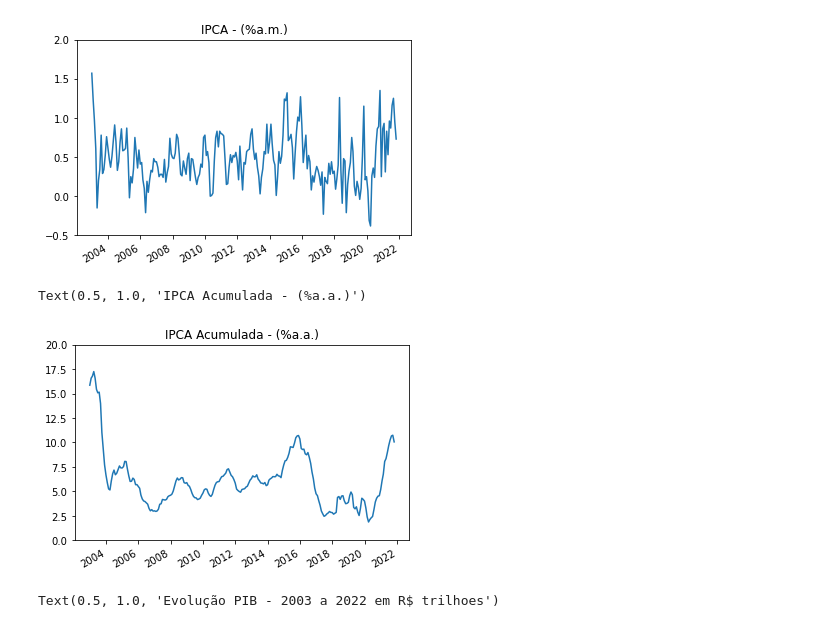
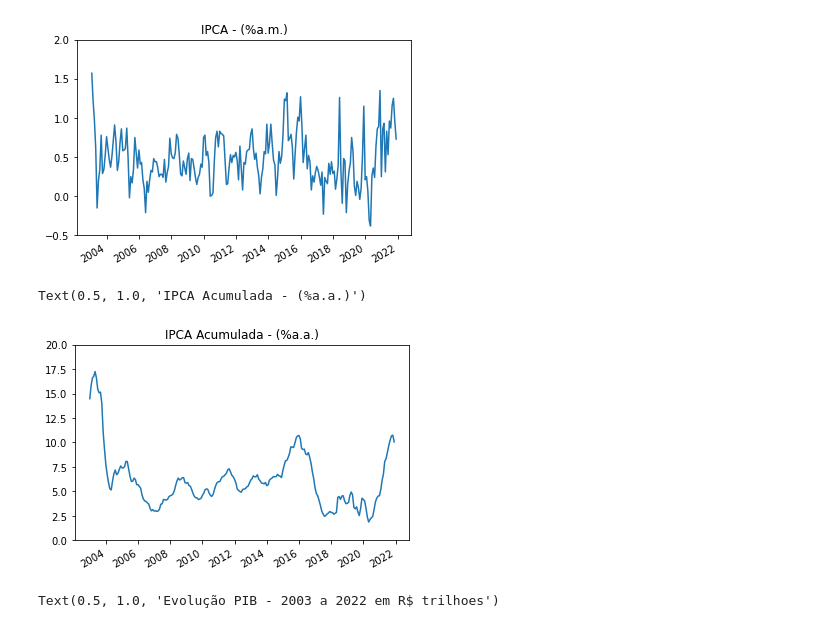
Before and after one commit to rehpires/EconometriaUFPB-2022, a Jupyter notebook: Atividade 2.ipynb, the cells around one changed output. Cells and saved outputs as stored; diff of their text form; code cells hidden in the pictures.

```diff
--- a/Atividade 2.ipynb
+++ b/Atividade 2.ipynb
@@ -94,14 +94,14 @@ Text(0.5, 1.0, 'IPCA - (%a.m.)')
 # %%
 fig, ax = plt.subplots()
 
-ax.plot(data,ipca12[1:228], linewidth = 1.5)
+ax.plot(data[0:228],ipca12[0:228], linewidth = 1.5)
 ax.set(ylim=(0.0, 20))
 ax.xaxis.set_major_locator(mdates.YearLocator(base=2))
 fig.autofmt_xdate()
 ax.set_title('IPCA Acumulada - (%a.a.)')
 # %% [output]
 Text(0.5, 1.0, 'IPCA Acumulada - (%a.a.)')
-[figure, old version]
+[figure, new version]
 # %%
 fig, ax = plt.subplots()
 
```
Also changed, not shown: parts of 4 cells of this notebook.
